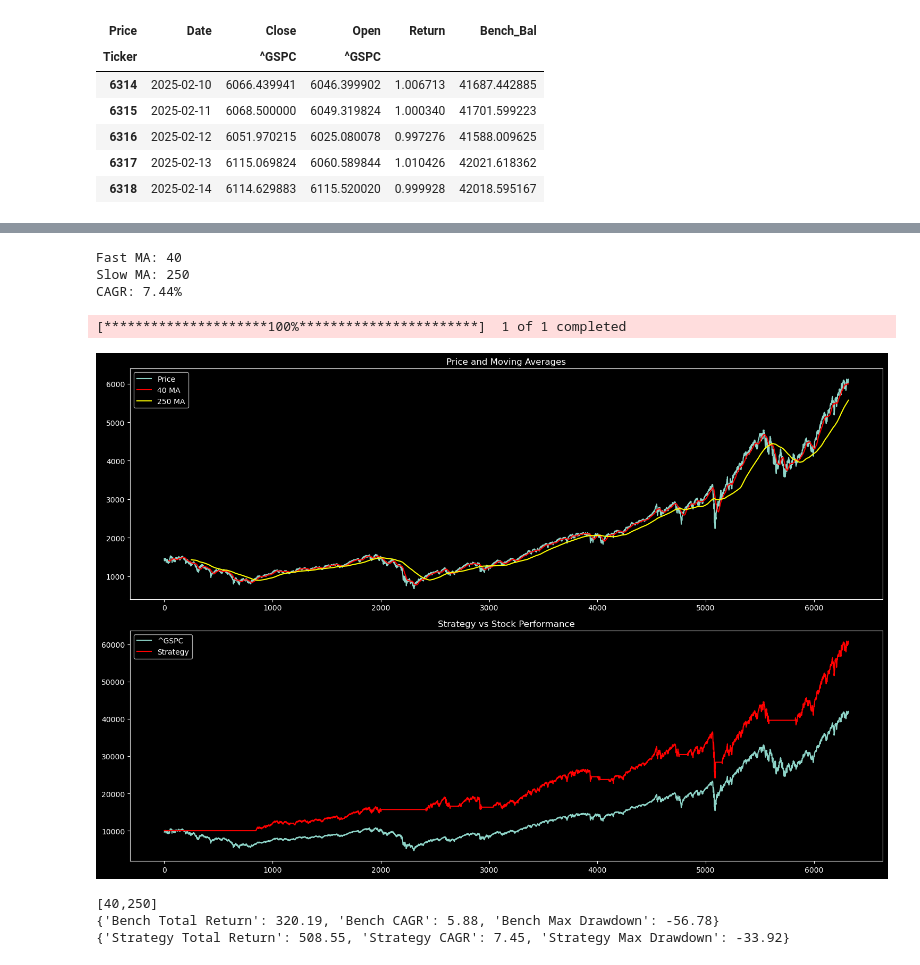
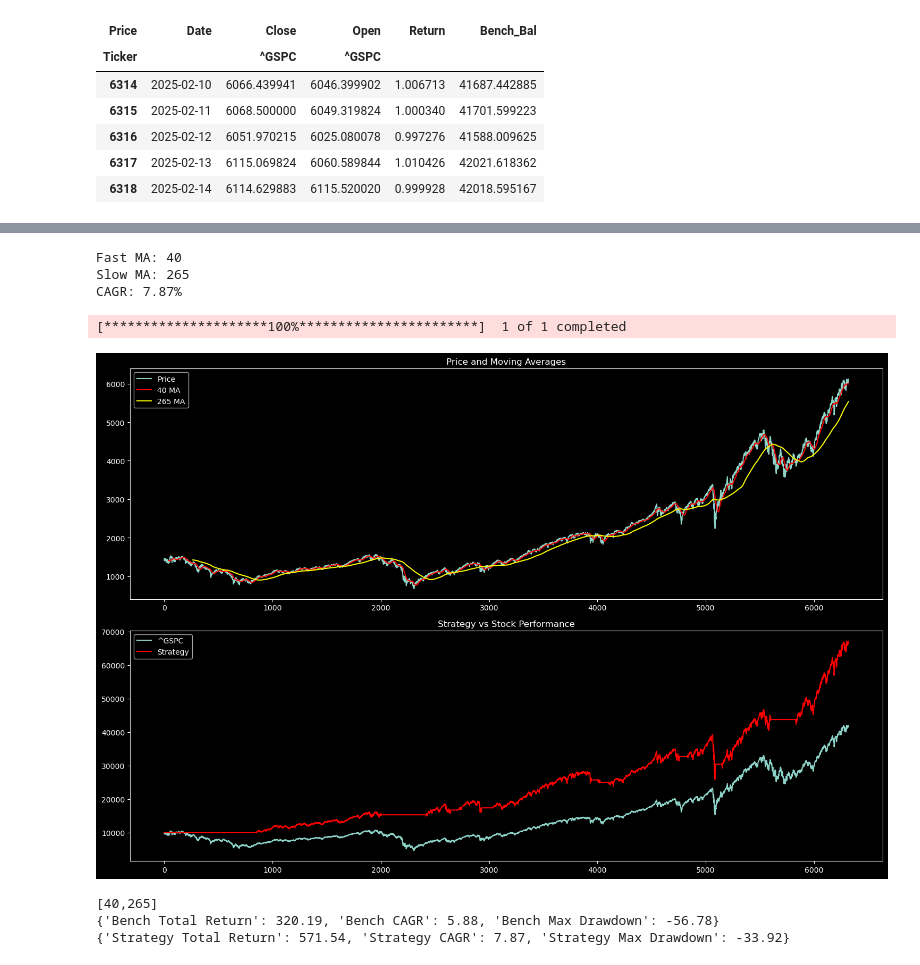
Before and after one commit to rng5730/SMA-Crossover-Strat, a Jupyter notebook: moving_avg_crossover.ipynb, the cells around one changed output, grey strips where cells are left out. Cells and saved outputs as stored; diff of their text form; code cells hidden in the pictures.

```diff
--- a/moving_avg_crossover.ipynb
+++ b/moving_avg_crossover.ipynb
@@ -292,18 +313,20 @@ sns.heatmap(results_full,
 # %%
 max_cagr = max(list(map(max, results_full)))
 
-for i, x in enumerate(results_full):
-    if max_cagr in x:
-        s = results_full[i].index(max_cagr)
-        f = i
+#print(list(enumerate(results_full)))
 
-print(f'Fast MA: {periods_fast[s]}')
-print(f'Slow MA: {periods_slow[f]}')
-print(f'CAGR: {round(results_full[f][s], 2)}%')
+for slow, fast in enumerate(results_full):
+    if max_cagr in fast:
+        f = results_full[slow].index(max_cagr)
+        s = slow
+
+print(f'\nFast MA: {periods_fast[f]}')
+print(f'Slow MA: {periods_slow[s]}')
+print(f'CAGR: {round(results_full[s][f], 2)}%')
 # %% [output]
 Fast MA: 40
-Slow MA: 250
-CAGR: 7.44%
+Slow MA: 265
+CAGR: 7.87%
 # %%
 class MovingAverageCrossover:
 
@@ -315,8 +338,6 @@ class MovingAverageCrossover:
         self.slow_ma = slow_ma
         self.initial_balance = initial_balance
         self.data = None
-        self.positions = None
-        self.returns = None
 
     def fetch_data(self):
         self.data = yf.download(self.ticker, start=self.start_date, end=self.end_date)
@@ -336,11 +357,11 @@ class MovingAverageCrossover:
         self.data['Return'] = self.data['Close'].pct_change()
 
         # Strategy returns
-        self.data['Strategy_Return'] = self.data['Signal'].shift(1) * self.data['Return']
+        self.data['Strat_Return'] = self.data['Signal'].shift(1) * self.data['Return']
 
         # Cumulative balance
-        self.data['Cumulative_Return'] = (1 + self.data['Strategy_Return']).cumprod()
-        self.data['Strategy_Curve'] = self.initial_balance * self.data['Cumulative_Return']
+        self.data['Cumulative_Return'] = (1 + self.data['Strat_Return']).cumprod()
+        self.data['Strat_Curve'] = self.initial_balance * self.data['Cumulative_Return']
 
         # Benchmark balance
         self.data['Bench_Curve'] = self.initial_balance * (1 + self.data['Return']).cumprod()
@@ -367,13 +388,13 @@ class MovingAverageCrossover:
     def calculate_metrics_s(self):
         # Annual Return
         total_years = (self.end_date - self.start_date).days / 365.25
-        total_return_s = (self.data['Strategy_Curve'].iloc[-1] / self.initial_balance) - 1
+        total_return_s = (self.data['Strat_Curve'].iloc[-1] / self.initial_balance) - 1
 
         cagr_s = (1 + total_return_s) ** (1 / total_years) - 1
 
         # Maximum Drawdown
-        peak_s = self.data['Strategy_Curve'].expanding(min_periods=1).max()
-        drawdown_s = (self.data['Strategy_Curve'] - peak_s) / peak_s
+        peak_s = self.data['Strat_Curve'].expanding(min_periods=1).max()
+        drawdown_s = (self.data['Strat_Curve'] - peak_s) / peak_s
         max_drawdown_s = drawdown_s.min()
 
         return {
@@ -383,20 +404,20 @@ class MovingAverageCrossover:
         }
 
     def plot_results(self):
-        fig, (v1, v2) = plt.subplots(2, 1, figsize=(15, 10))
+        fig, (p1, p2) = plt.subplots(2, 1, figsize=(15, 10))
 
-        # Plot price and moving averages
-        v1.plot(self.data['Close'], label='Price')
-        v1.plot(self.data['Fast_MA'], label=f'{self.fast_ma} MA', color='red')
-        v1.plot(self.data['Slow_MA'], label=f'{self.slow_ma} MA', color='yellow')
-        v1.set_title('Price and Moving Averages')
-        v1.legend()
+        # Plot price and moping aperages
+        p1.plot(self.data['Close'], label='Price')
+        p1.plot(self.data['Fast_MA'], label=f'{self.fast_ma} MA', color='red')
+        p1.plot(self.data['Slow_MA'], label=f'{self.slow_ma} MA', color='yellow')
+        p1.set_title('Price and Moving Averages')
+        p1.legend()
 
         # Plot Strategy and Bench curve
-        v2.plot(self.data['Bench_Curve'], label=self.ticker)
-        v2.plot(self.data['Strategy_Curve'], label='Strategy', color='red')
-        v2.set_title('Strategy vs Stock Performance')
-        v2.legend()
+        p2.plot(self.data['Bench_Curve'], label=self.ticker)
+        p2.plot(self.data['Strat_Curve'], label='Strategy', color='red')
+        p2.set_title('Strategy vs Stock Performance')
+        p2.legend()
 
         plt.tight_layout()
         plt.show()
@@ -413,22 +434,22 @@ class MovingAverageCrossover:
 # %%
 # Create strategy instance
 strategy = MovingAverageCrossover(
     ticker=ticker,
     start_date=START,
     end_date=END,
-    fast_ma=periods_fast[s],
-    slow_ma=periods_slow[f],
+    fast_ma=periods_fast[f],
+    slow_ma=periods_slow[s],
     initial_balance=10000
 )
 
 # Run strategy and get results
 results = strategy.run_strategy()
 print(results)
 # %% [output]
 [*********************100%***********************]  1 of 1 completed
-[figure, old version]
+[figure, new version]
-[40,250]
+[40,265]
 {'Bench Total Return': 320.19, 'Bench CAGR': 5.88, 'Bench Max Drawdown': -56.78}
-{'Strategy Total Return': 508.55, 'Strategy CAGR': 7.45, 'Strategy Max Drawdown': -33.92}
+{'Strategy Total Return': 571.54, 'Strategy CAGR': 7.87, 'Strategy Max Drawdown': -33.92}
 # %%
 from scipy.stats import norm
```
Also changed, not shown: parts of 18 cells of this notebook.
